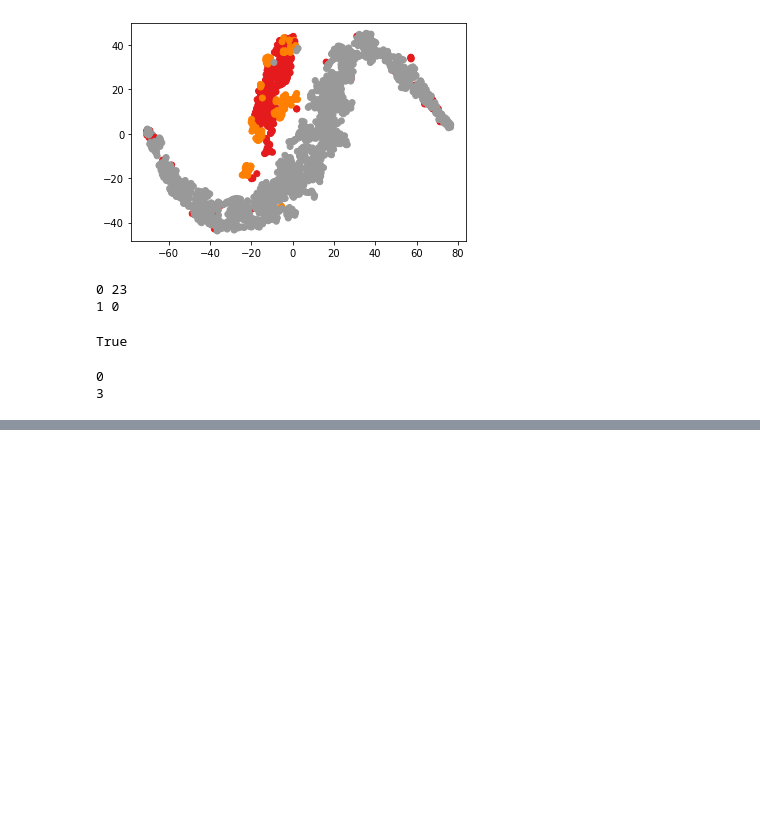
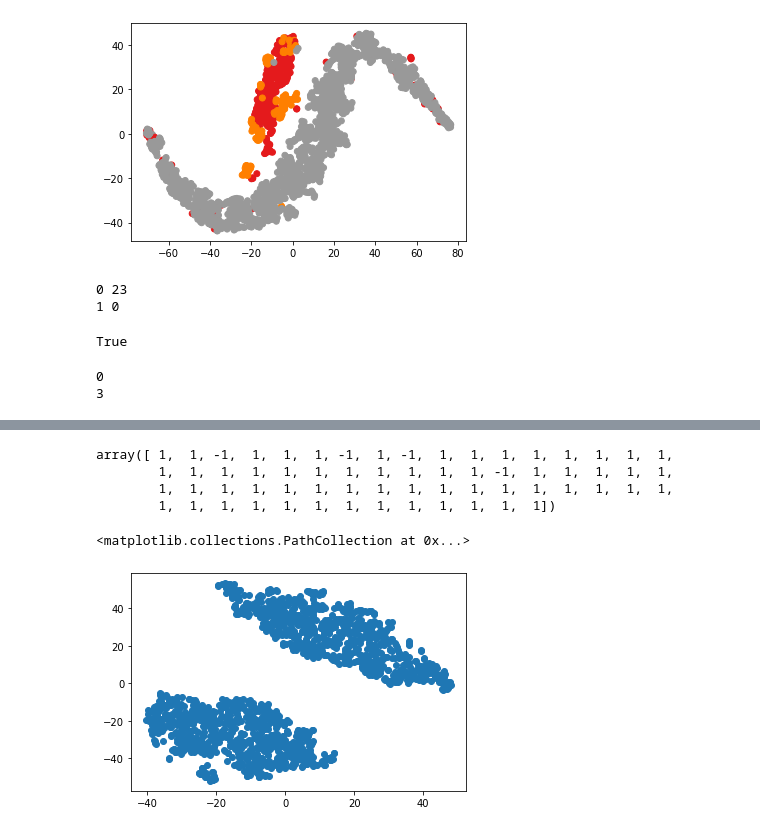
Before and after one commit to cirmuw/casa, a Jupyter notebook: tmp_detectoutlier.ipynb, the cells around one changed output, grey strips where cells are left out. Drawn from its saved outputs; the diff is of its cells as text; code cells hidden in the pictures; blank space fills up the shorter version.

```diff
--- a/tmp_detectoutlier.ipynb
+++ b/tmp_detectoutlier.ipynb
@@ -878,0 +876,38 @@ domain_items
+# %%
+device = torch.device('cuda')
+stylemodel = tvmodels.resnet50(pretrained=True)
+
+stylemodel = stylemodel.to(device)
+stylemodel.eval()
+
+grammatrices = []
+gramlayers = [stylemodel.layer2[-1].conv1]
+               #model.layer3[-1].conv1]
+               #model.layer4[-1].conv1]
+register_hooks_2d(gramlayers)
+collected_matrices = {}
+# %%
+dl = torch.utils.data.DataLoader(CatsinomDataset('/project/catinous/cat_data/',
+                                'catsinom_combined_dsts3_dataset.csv',
+                               iterations=None,
+                               batch_size=4,
+                               split=['base_train'],
+                              res='lr'),
+                   batch_size=4, num_workers=4, pin_memory=True, shuffle=True)
+# %%
+gms = []
+res = []
+
+for batch in dl:
+    torch.cuda.empty_cache()
+
+
+    x, y, filepath, scanner = batch
+    x = x.to(device)
+    y_style = stylemodel(x.float())
+
+    for i, f in enumerate(filepath):
+        gms.append(grammatrices[0][i].detach().cpu().numpy().flatten())
+        res.append(scanner[i])
+
+    grammatrices = []
@@ -878,0 +922,3 @@ domain_items
+# %%
+spr = SparseRandomProjection(random_state=31515, n_components=30)
+spr_trans = spr.fit_transform(gms[:64])
@@ -878,0 +929,14 @@ domain_items
+# %%
+clf.predict(spr_trans_out)
+# %% [output]
+array([ 1,  1, -1,  1,  1,  1, -1,  1, -1,  1,  1,  1,  1,  1,  1,  1,  1,
+        1,  1,  1,  1,  1,  1,  1,  1,  1,  1,  1, -1,  1,  1,  1,  1,  1,
+        1,  1,  1,  1,  1,  1,  1,  1,  1,  1,  1,  1,  1,  1,  1,  1,  1,
+        1,  1,  1,  1,  1,  1,  1,  1,  1,  1,  1,  1,  1])
+# %%
+tsne = TSNE(n_components=2, random_state=2352235)
+elements_tsne = tsne.fit_transform(spr_trans)
+plt.scatter(elements_tsne[:, 0], elements_tsne[:, 1], cmap='tab20')
+# %% [output]
+<matplotlib.collections.PathCollection at 0x...>
+[figure, added]
```
Also changed, not shown: parts of 8 cells of this notebook, 1 other file.
